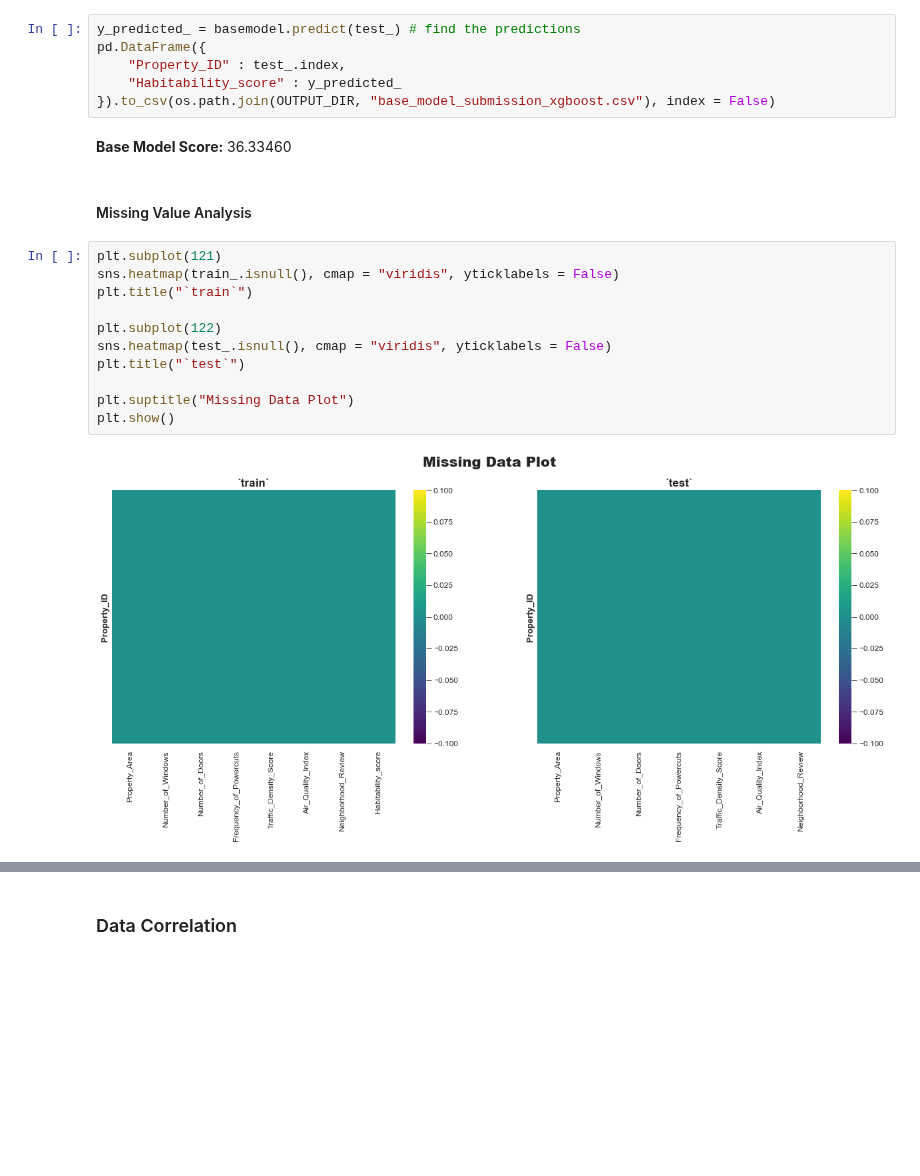
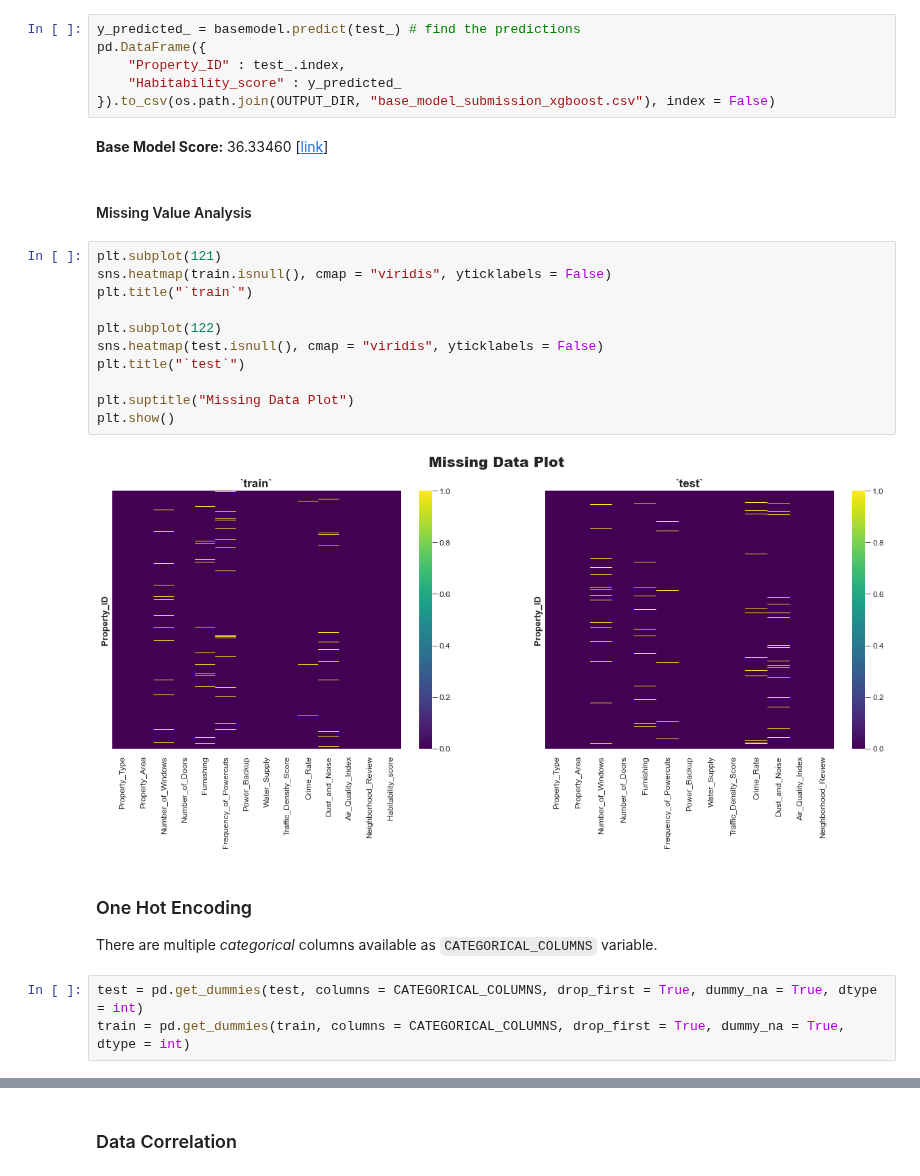
Before and after one commit to ZenithClown/self-development, a Jupyter notebook: HackerEarth Competitive Challenges/Get a Room - ML Hackathon/BOILERPLATE.ipynb, the cells around one changed output, grey strips where cells are left out. Drawn from its saved outputs; the diff is of its cells as text; blank space fills up the shorter version.

Commit message:
add xgb study using ohe
score 75+

```diff
--- a/HackerEarth Competitive Challenges/Get a Room - ML Hackathon/BOILERPLATE.ipynb
+++ b/HackerEarth Competitive Challenges/Get a Room - ML Hackathon/BOILERPLATE.ipynb
@@ -270,19 +331,26 @@ pd.DataFrame({
     "Habitability_score" : y_predicted_
 }).to_csv(os.path.join(OUTPUT_DIR, "base_model_submission_xgboost.csv"), index = False)
 # %% [markdown]
-**Base Model Score:** 36.33460
+**Base Model Score:** 36.33460 [[link](https://www.hackerearth.com/challenges/competitive/get-a-room-ml-hackathon/submissions/)]
 # %% [markdown]
 #### Missing Value Analysis
 # %%
 plt.subplot(121)
-sns.heatmap(train_.isnull(), cmap = "viridis", yticklabels = False)
+sns.heatmap(train.isnull(), cmap = "viridis", yticklabels = False)
 plt.title("`train`")
 
 plt.subplot(122)
-sns.heatmap(test_.isnull(), cmap = "viridis", yticklabels = False)
+sns.heatmap(test.isnull(), cmap = "viridis", yticklabels = False)
 plt.title("`test`")
 
 plt.suptitle("Missing Data Plot")
 plt.show()
 # %% [output]
-[figure, old version]
+[figure, new version]
+# %% [markdown]
+### One Hot Encoding
+
+There are multiple *categorical* columns available as `CATEGORICAL_COLUMNS` variable.
+# %%
+test = pd.get_dummies(test, columns = CATEGORICAL_COLUMNS, drop_first = True, dummy_na = True, dtype = int)
+train = pd.get_dummies(train, columns = CATEGORICAL_COLUMNS, drop_first = True, dummy_na = True, dtype = int)
```
Also changed, not shown: parts of 19 cells of this notebook, 1 other file.
